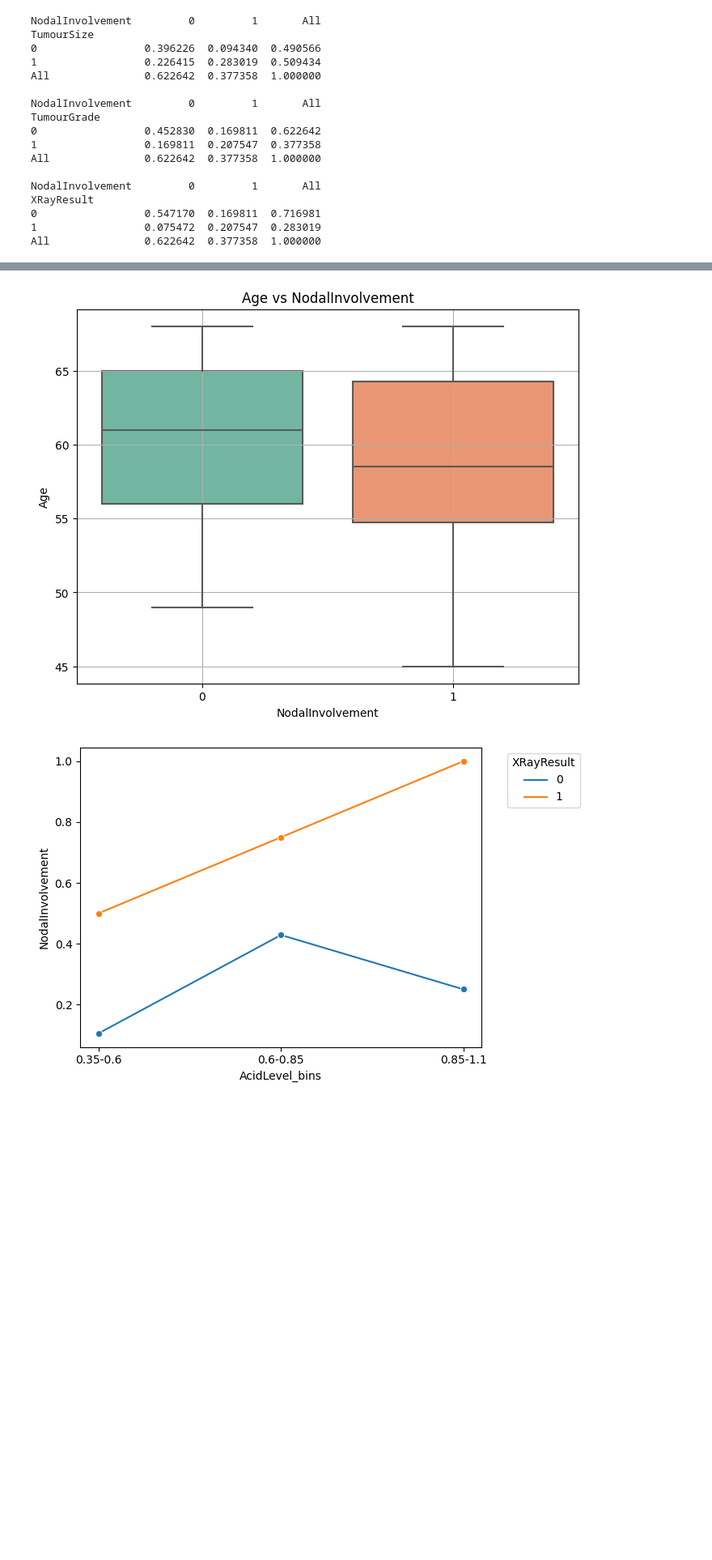
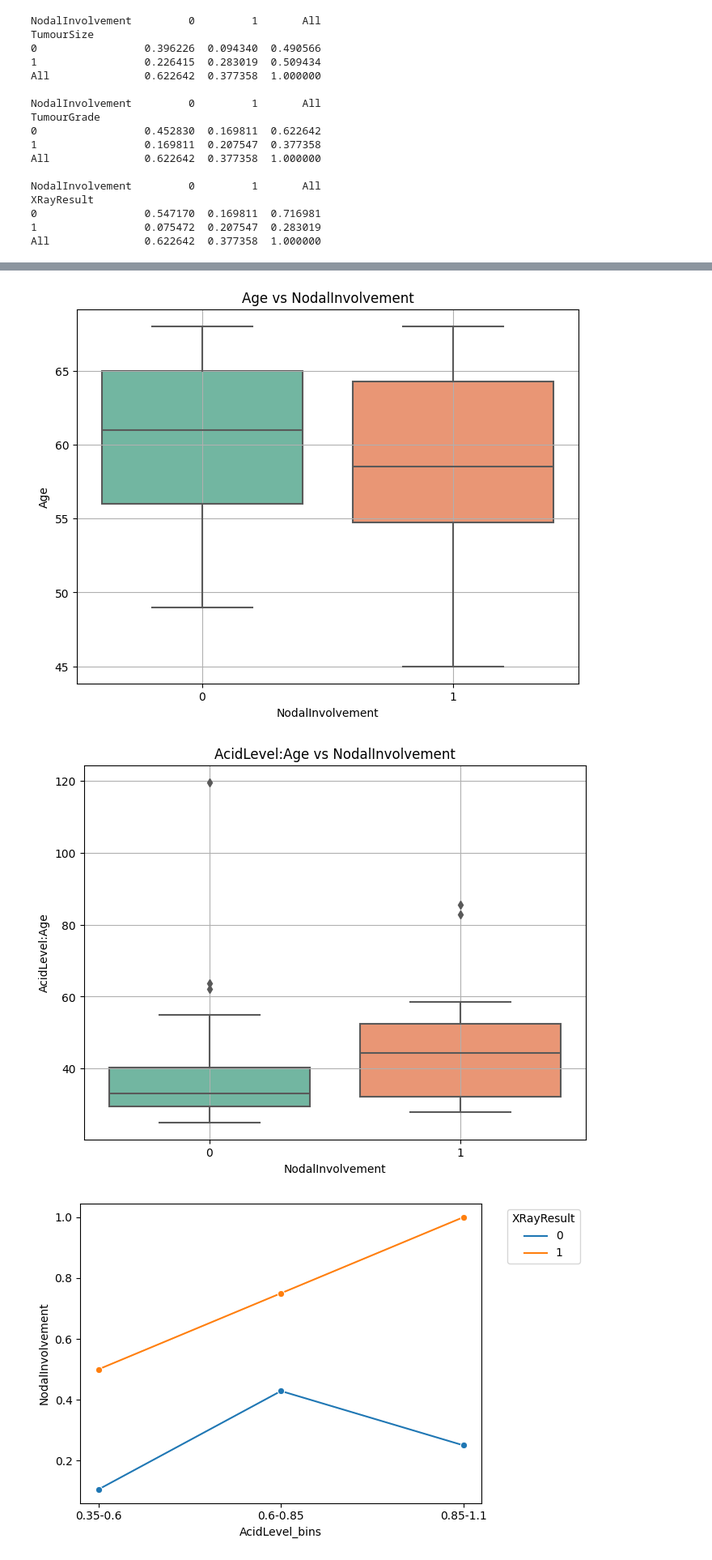
Before and after one commit to chuckrak/StatsResearch, a Jupyter notebook: p4/work.ipynb, the cells around one changed output, grey strips where cells are left out. Shown at 81% size. Drawn from its saved outputs; the diff is of its cells as text; code cells hidden in the pictures; blank space fills up the shorter version.

```diff
--- a/p4/work.ipynb
+++ b/p4/work.ipynb
@@ -98,31 +98,43 @@ All               0.622642  0.377358  1.000000
 # %%
 # EDA - Main Terms Boxplots
 
 # Nodal involvement by acid level
 # Side by side boxplot for acid level distributions in nodal_involvement = 1, 0
 # Boxplot suggests difference in means, t-test?
 plt.figure(figsize=(8, 6))
 sns.boxplot(data=df, x='NodalInvolvement', y='AcidLevel', palette='Set2')
 plt.title('AcidLevel vs NodalInvolvement')
 plt.xlabel('NodalInvolvement')
 plt.ylabel('AcidLevel')
 # plt.legend(title='Gender', loc='upper left')
 plt.grid(True)
 plt.show()
 
 # Nodal Involvement by age
 # Looks very similar, likely not helpful as a main term
 plt.figure(figsize=(8, 6))
 sns.boxplot(data=df, x='NodalInvolvement', y='Age', palette='Set2')
 plt.title('Age vs NodalInvolvement')
 plt.xlabel('NodalInvolvement')
 plt.ylabel('Age')
 # plt.legend(title='Gender', loc='upper left')
 plt.grid(True)
 plt.show()
+
+
+df['AcidLevel:Age'] = df['AcidLevel'] * df['Age']
+plt.figure(figsize=(8, 6))
+sns.boxplot(data=df, x='NodalInvolvement', y='AcidLevel:Age', palette='Set2')
+plt.title('AcidLevel:Age vs NodalInvolvement')
+plt.xlabel('NodalInvolvement')
+plt.ylabel('AcidLevel:Age')
+# plt.legend(title='Gender', loc='upper left')
+plt.grid(True)
+plt.show()
 # %% [output]
 [figure]
 [figure]
+[figure, added]
 # %%
 # EDA - Interaction Terms LinePlots of AcidLevel
 
```
Also changed, not shown: parts of 5 cells of this notebook, 1 other file.
